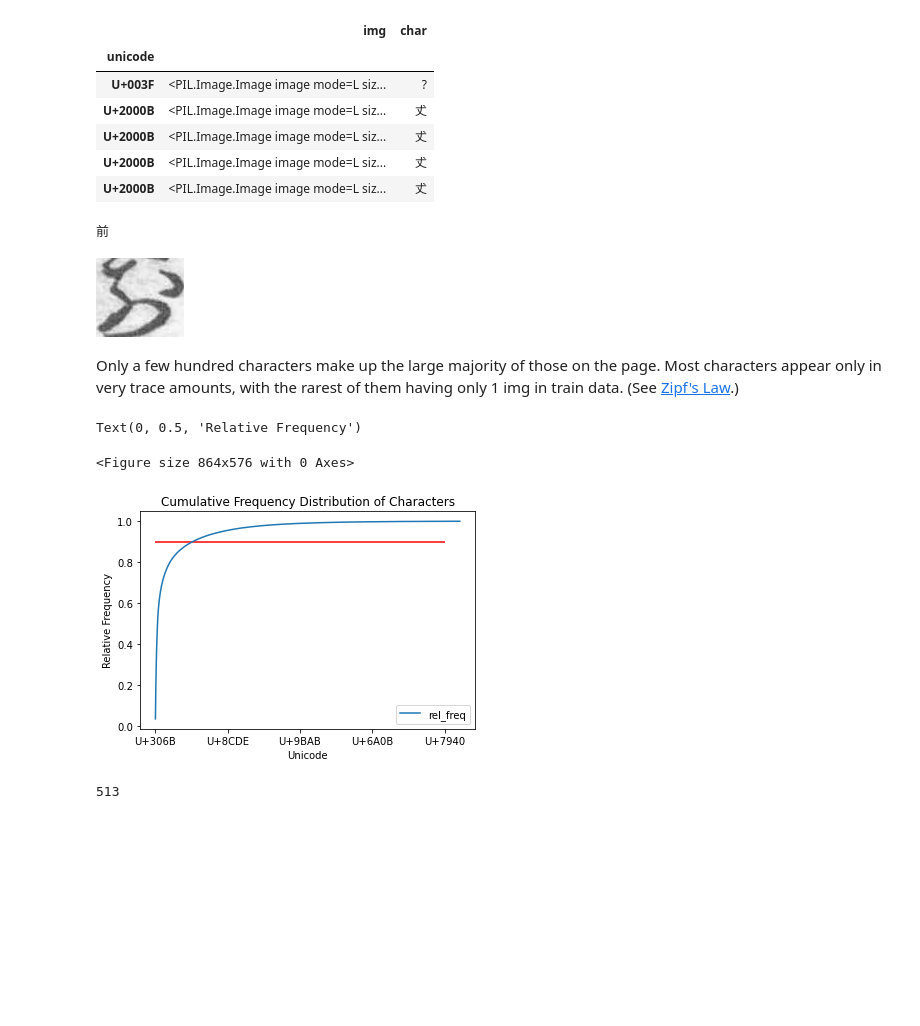
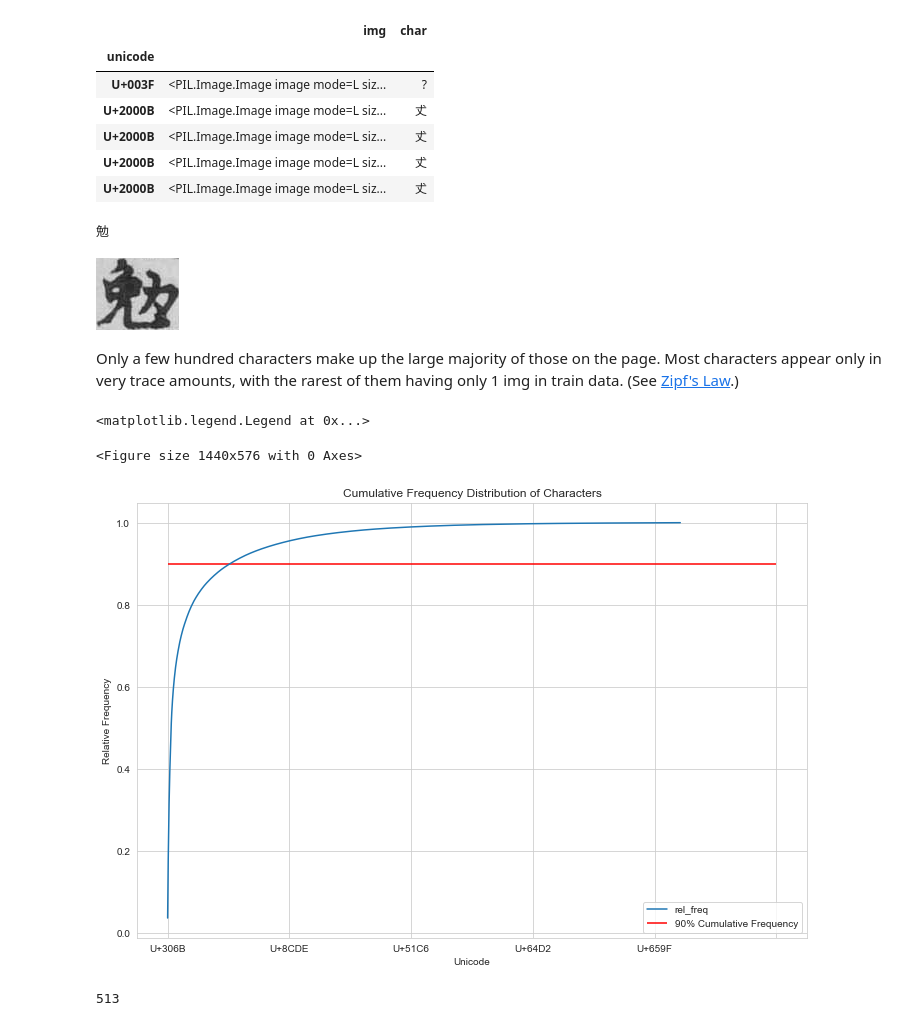
Before and after one commit to stlanier/Flatiron-School-Capstone-Project, a Jupyter notebook: notebooks/1_preprocessing.ipynb, the cells around one changed output. Saved outputs shown, nothing was run; the diff lists cells and outputs as text; code cells hidden in the pictures; blank space fills up the shorter version.

```diff
--- a/notebooks/1_preprocessing.ipynb
+++ b/notebooks/1_preprocessing.ipynb
@@ -4,12 +4,14 @@
 import numpy as np
 import pandas as pd
 import matplotlib.pyplot as plt
+import seaborn as sns
 from PIL import Image, ImageDraw, ImageFont
 from os import listdir
 from tensorflow import keras
 import re
 import pickle
 %matplotlib inline
+sns.set_style('whitegrid')
 # %%
 labels = pd.read_csv('../data/original/train.csv')
 labels_and_locations = []
@@ -134,13 +136,13 @@ train_df.head()
 | U+2000B | <PIL.Image.Image image mode=L siz... | 𠀋 |
 | U+2000B | <PIL.Image.Image image mode=L siz... | 𠀋 |
 # %%
-ind = 500000
+ind = 501010
 
 print(train_df.reset_index()['char'][ind])
 train_df.reset_index()['img'][ind]
 # %% [output]
-前
+勉
-[figure, old version]
+[figure, new version]
 # %%
 # with open('../data/extracted_train/train_df.txt', 'wb') as fp:
 #     pickle.dump(train_df, fp)
@@ -156,16 +158,17 @@ Only a few hundred characters make up the large majority of those on the page. M
 counts = pd.DataFrame(pd.Series(y).value_counts(normalize=True))
 counts.columns=['rel_freq']
 # %%
-plt.figure(figsize=(12,8))
-counts.sort_values('rel_freq', ascending=False).cumsum().plot()
-plt.hlines(0.9, xmin=0, xmax=4000, color='red', label='90% Cumulative Frequency')
+plt.figure(figsize=(20,8))
+counts.sort_values('rel_freq', ascending=False).cumsum().plot(figsize=(12,8))
+plt.hlines(0.9, xmin=0, xmax=5000, color='red', label='90% Cumulative Frequency')
 plt.title('Cumulative Frequency Distribution of Characters')
 plt.xlabel('Unicode')
 plt.ylabel('Relative Frequency')
+plt.legend()
 # %% [output]
-Text(0, 0.5, 'Relative Frequency')
+<matplotlib.legend.Legend at 0x...>
-<Figure size 864x576 with 0 Axes>
+<Figure size 1440x576 with 0 Axes>
-[figure, old version]
+[figure, new version]
 # %%
 len(counts[counts.cumsum()['rel_freq'] <= 0.9])
 # %% [output]
```
Also changed, not shown: parts of 6 cells of this notebook, 11 other files.
